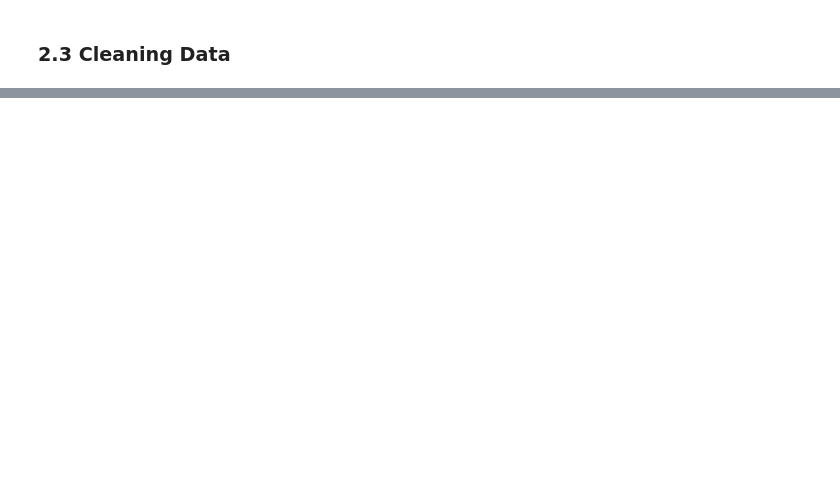
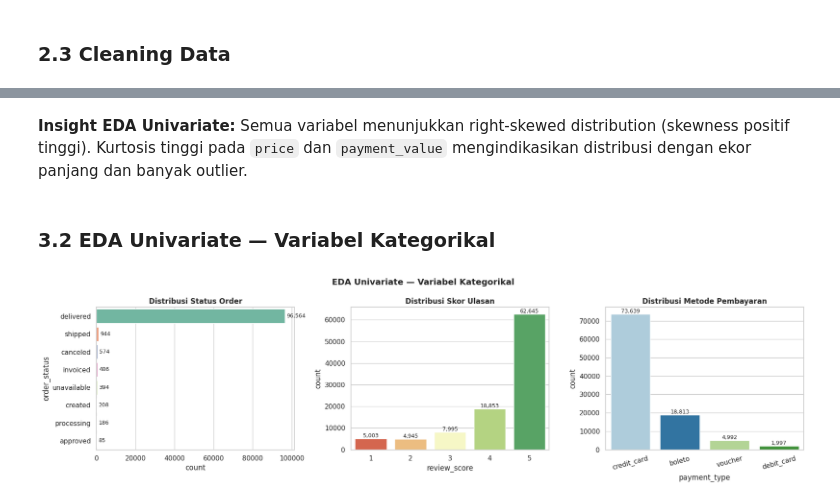
Before and after one commit to DevitaHasnasya/project-akhir-idcamp-2026, a Jupyter notebook: notebook.ipynb, the cells around one changed output, grey strips where cells are left out. Cells and saved outputs as stored; diff of their text form; code cells hidden in the pictures; blank space fills up the shorter version.

```diff
--- a/notebook.ipynb
+++ b/notebook.ipynb
@@ -581,0 +105,19 @@ Kepuasan pelanggan sangat tinggi dengan rata-rata **4.09/5.0** dan 63% memberika
+# %%
+for col in ['order_purchase_timestamp','order_approved_at','order_delivered_carrier_date',
+            'order_delivered_customer_date','order_estimated_delivery_date']:
+    orders_df[col] = pd.to_datetime(orders_df[col])
+
+reviews_df['review_creation_date']    = pd.to_datetime(reviews_df['review_creation_date'])
+reviews_df['review_answer_timestamp'] = pd.to_datetime(reviews_df['review_answer_timestamp'])
+items_df['shipping_limit_date']        = pd.to_datetime(items_df['shipping_limit_date'])
+
+orders_df['year']          = orders_df['order_purchase_timestamp'].dt.year
+orders_df['month']         = orders_df['order_purchase_timestamp'].dt.month
+orders_df['year_month']    = orders_df['order_purchase_timestamp'].dt.to_period('M')
+orders_df['delivery_days'] = (orders_df['order_delivered_customer_date'] -
+                               orders_df['order_purchase_timestamp']).dt.days
+orders_df['is_late']       = (orders_df['order_delivered_customer_date'] >
+                               orders_df['order_estimated_delivery_date'])
+
+print('Cleaning selesai.')
+print(f"Delivery days — min:{orders_df['delivery_days'].min()}, max:{orders_df['delivery_days'].max()}, mean:{orders_df['delivery_days'].mean():.1f}")
@@ -581,0 +197,34 @@ Kepuasan pelanggan sangat tinggi dengan rata-rata **4.09/5.0** dan 63% memberika
+# %% [markdown]
+**Insight EDA Univariate:** Semua variabel menunjukkan right-skewed distribution (skewness positif tinggi). Kurtosis tinggi pada `price` dan `payment_value` mengindikasikan distribusi dengan ekor panjang dan banyak outlier.
+# %% [markdown]
+### 3.2 EDA Univariate — Variabel Kategorikal
+# %%
+fig, axes = plt.subplots(1, 3, figsize=(18, 5))
+fig.suptitle('EDA Univariate — Variabel Kategorikal', fontsize=14, fontweight='bold')
+
+sns.countplot(y='order_status', data=orders_df,
+              order=orders_df['order_status'].value_counts().index, palette='Set2', ax=axes[0])
+axes[0].set_title('Distribusi Status Order', fontweight='bold')
+for p in axes[0].patches:
+    axes[0].annotate(f'{int(p.get_width()):,}', (p.get_width(), p.get_y()+p.get_height()/2),
+                     ha='left', va='center', fontsize=9, xytext=(3,0), textcoords='offset points')
+
+sns.countplot(x='review_score', data=reviews_df, palette='RdYlGn', ax=axes[1])
+axes[1].set_title('Distribusi Skor Ulasan', fontweight='bold')
+for p in axes[1].patches:
+    axes[1].annotate(f'{int(p.get_height()):,}', (p.get_x()+p.get_width()/2, p.get_height()),
+                     ha='center', va='bottom', fontsize=9)
+
+sns.countplot(x='payment_type', data=payments_df,
+              order=payments_df['payment_type'].value_counts().index, palette='Paired', ax=axes[2])
+axes[2].set_title('Distribusi Metode Pembayaran', fontweight='bold')
+axes[2].tick_params(axis='x', rotation=15)
+for p in axes[2].patches:
+    axes[2].annotate(f'{int(p.get_height()):,}', (p.get_x()+p.get_width()/2, p.get_height()),
+                     ha='center', va='bottom', fontsize=9)
+
+plt.tight_layout()
+plt.savefig('viz_univariate_cat.png', dpi=120, bbox_inches='tight')
+plt.show()
+# %% [output]
+[figure, added]
```
Also changed, not shown: parts of 67 cells of this notebook, 2 other files.
